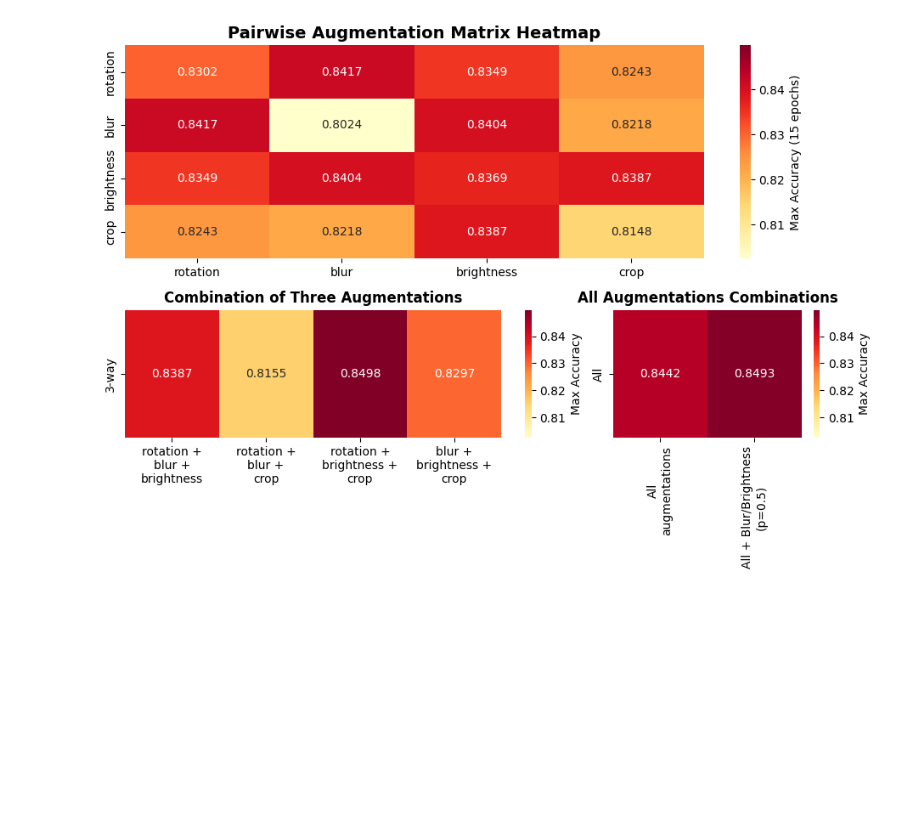
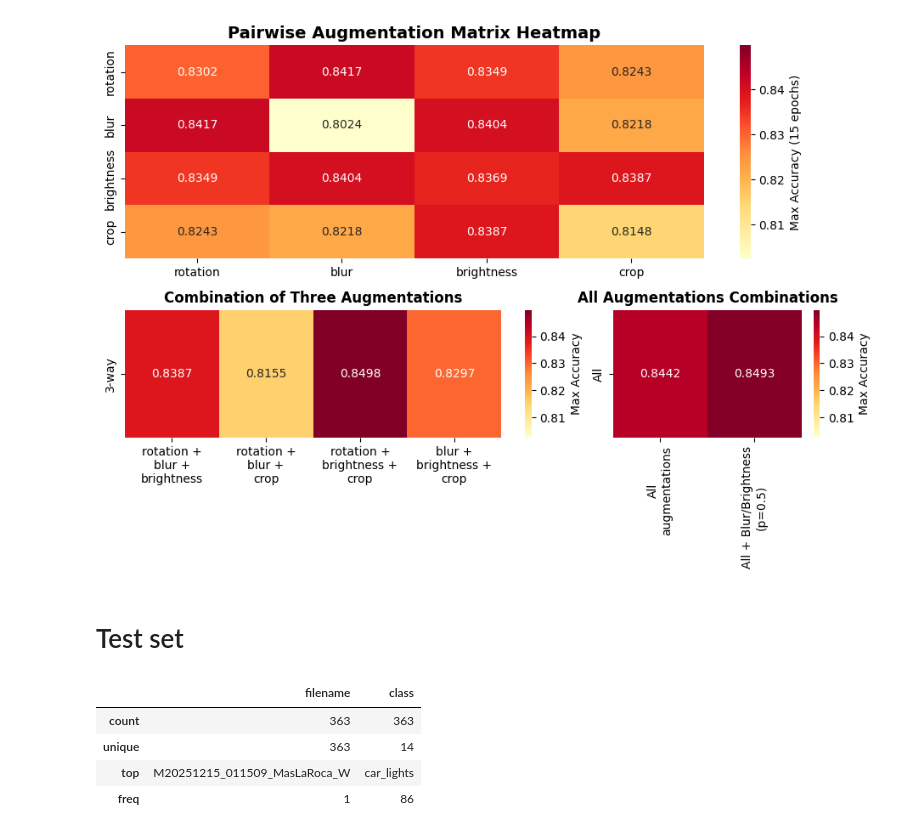
Before and after one commit to aurorapujols/tfg, a Jupyter notebook: home/apujols/code/notebooks/temp.ipynb, the cells around one changed output. Saved outputs shown, nothing was run; the diff lists cells and outputs as text; code cells hidden in the pictures; blank space fills up the shorter version.

```diff
--- a/home/apujols/code/notebooks/temp.ipynb
+++ b/home/apujols/code/notebooks/temp.ipynb
@@ -172,3 +170,5 @@ ax3.set_ylabel('')
 plt.show()
 # %% [output]
 [figure]
+# %% [markdown]
+# Test set
@@ -174,0 +177,8 @@ plt.show()
+# %%
+test_set.describe()
+# %% [output]
+|  | filename | class |
+| count | 363 | 363 |
+| unique | 363 | 14 |
+| top | M20251215_011509_MasLaRoca_W | car_lights |
+| freq | 1 | 86 |
```
Also changed, not shown: parts of 4 cells of this notebook.
